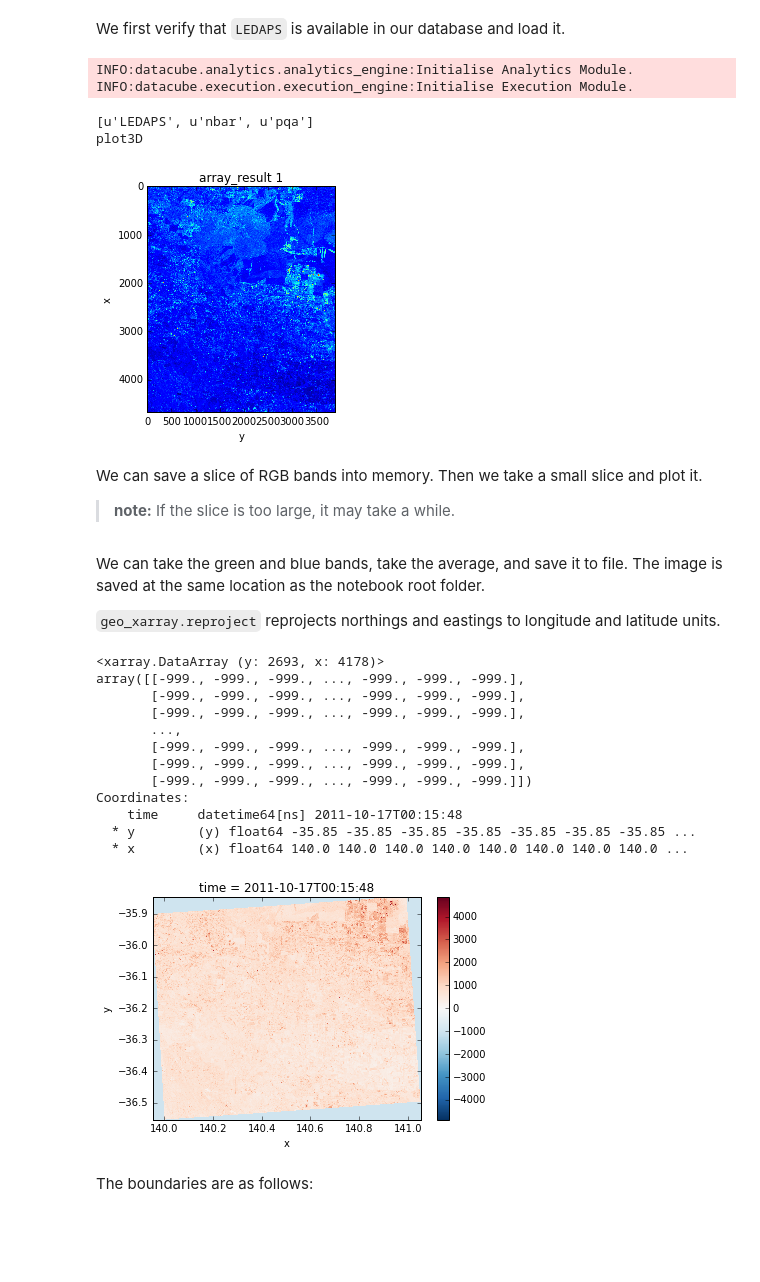
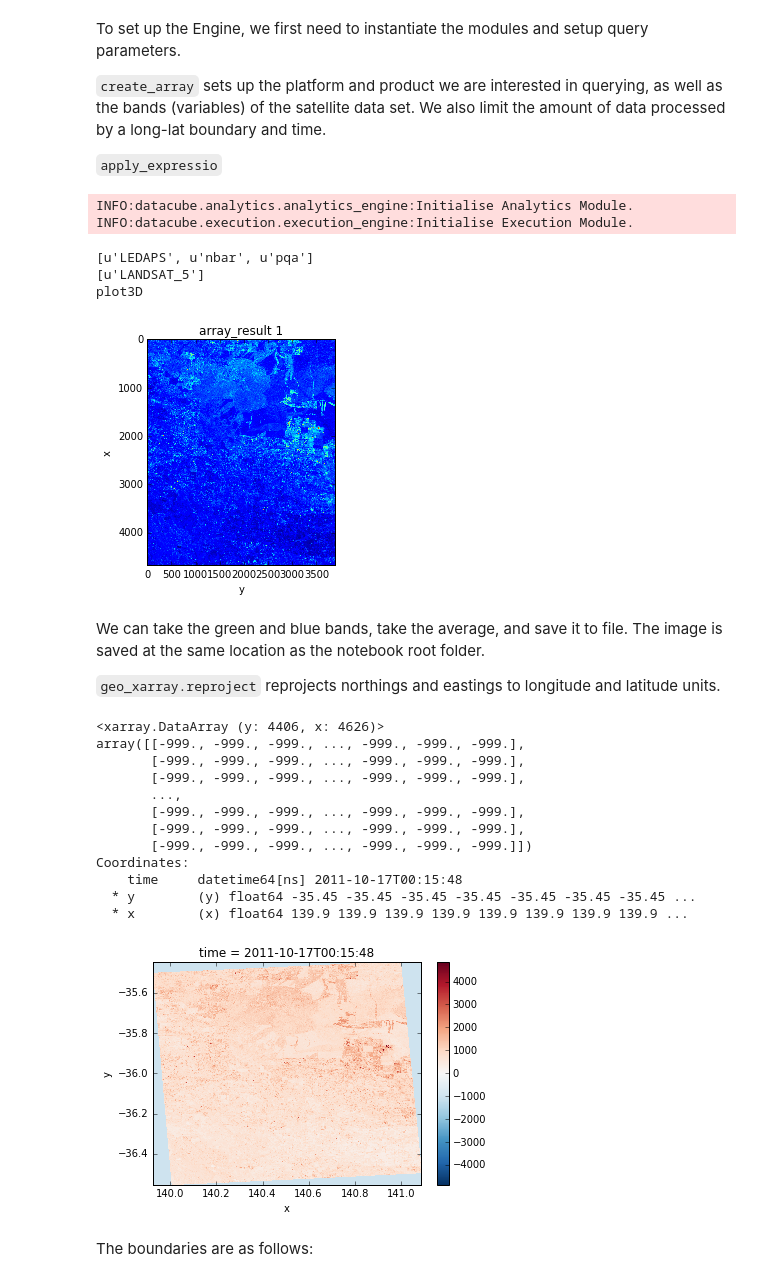
Before and after one commit to opendatacube/datacube-core, a Jupyter notebook: contrib/notebooks/CSIRO Suspended Sediment Trend.ipynb, the cells around one changed output. Cells and saved outputs as stored; diff of their text form; code cells hidden in the pictures; blank space fills up the shorter version.

Commit message:
Added notes to the example

```diff
--- a/contrib/notebooks/CSIRO Suspended Sediment Trend.ipynb
+++ b/contrib/notebooks/CSIRO Suspended Sediment Trend.ipynb
@@ -20,11 +25,16 @@ from datacube.analytics.utils.analytics_utils import plot
-# %% [markdown]
-We first verify that `LEDAPS` is available in our database and load it.
+# %% [markdown]
+To set up the Engine, we first need to instantiate the modules and setup query parameters.
+
+`create_array` sets up the platform and product we are interested in querying, as well as the bands (variables) of the satellite data set. We also limit the amount of data processed by a long-lat boundary and time.
+
+`apply_expressio`
 # %%
-a = AnalyticsEngine()
-e = ExecutionEngine()
-dc = API()
+dc_a = AnalyticsEngine()
+dc_e = ExecutionEngine()
+dc_api = API()
 
-print(dc.list_field_values('product'))
+print(dc_api.list_field_values('product')) # 'LEDAPS' should be in the list
+print(dc_api.list_field_values('platform')) # 'LANDSAT_5' should be in the list
 
 dimensions = {
     'x': {
@@ -38,50 +48,47 @@ dimensions = {
     }
 }
 
-green = a.create_array(('LANDSAT_5', 'LEDAPS'), ['band3'], dimensions, 'green')
-blue = a.create_array(('LANDSAT_5', 'LEDAPS'), ['band2'], dimensions, 'blue')
+green = dc_a.create_array(('LANDSAT_5', 'LEDAPS'), ['band3'], dimensions, 'green')
+blue = dc_a.create_array(('LANDSAT_5', 'LEDAPS'), ['band2'], dimensions, 'blue')
 
-approx = a.apply_expression([green, blue], '(array1 + array2) / 2', 'approx')
+approx = dc_a.apply_expression([green, blue], '(array1 + array2) / 2', 'approx') # Taking the mean of green and blue bands to approximate levels of sediments.
 
-e.execute_plan(a.plan)
-plot(e.cache['approx'])
+dc_e.execute_plan(dc_a.plan)
+plot(dc_e.cache['approx'])
 # %% [output]
 INFO:datacube.analytics.analytics_engine:Initialise Analytics Module.
 INFO:datacube.execution.execution_engine:Initialise Execution Module.
 [u'LEDAPS', u'nbar', u'pqa']
+[u'LANDSAT_5']
 plot3D
 [figure]
-# %% [markdown]
-We can save a slice of RGB bands into memory. Then we take a small slice and plot it.
-
-> **note:** If the slice is too large, it may take a while.
 # %% [markdown]
 We can take the green and blue bands, take the average, and save it to file. The image is saved at the same location as the notebook root folder.
 
 `geo_xarray.reproject` reprojects northings and eastings to longitude and latitude units.
 # %%
-result = e.cache['approx']['array_result']['approx']
+result = dc_e.cache['approx']['array_result']['approx']
 reprojected = datacube.api.geo_xarray.reproject(result.isel(time=0), 'EPSG:3577', 'WGS84')
 
 pprint(reprojected)
 
-reprojected.plot()
+reprojected.plot.imshow()
 
 matplotlib.image.imsave('approx.png', reprojected)
 # %% [output]
-<xarray.DataArray (y: 2693, x: 4178)>
+<xarray.DataArray (y: 4406, x: 4626)>
 array([[-999., -999., -999., ..., -999., -999., -999.],
        [-999., -999., -999., ..., -999., -999., -999.],
        [-999., -999., -999., ..., -999., -999., -999.],
        ...,
        [-999., -999., -999., ..., -999., -999., -999.],
        [-999., -999., -999., ..., -999., -999., -999.],
        [-999., -999., -999., ..., -999., -999., -999.]])
 Coordinates:
     time     datetime64[ns] 2011-10-17T00:15:48
-  * y        (y) float64 -35.85 -35.85 -35.85 -35.85 -35.85 -35.85 -35.85 ...
-  * x        (x) float64 140.0 140.0 140.0 140.0 140.0 140.0 140.0 140.0 ...
+  * y        (y) float64 -35.45 -35.45 -35.45 -35.45 -35.45 -35.45 -35.45 ...
+  * x        (x) float64 139.9 139.9 139.9 139.9 139.9 139.9 139.9 139.9 ...
-[figure, old version]
+[figure, new version]
 # %% [markdown]
 The boundaries are as follows:
 # %%
```
Also changed, not shown: parts of 4 cells of this notebook, 1 other file.
